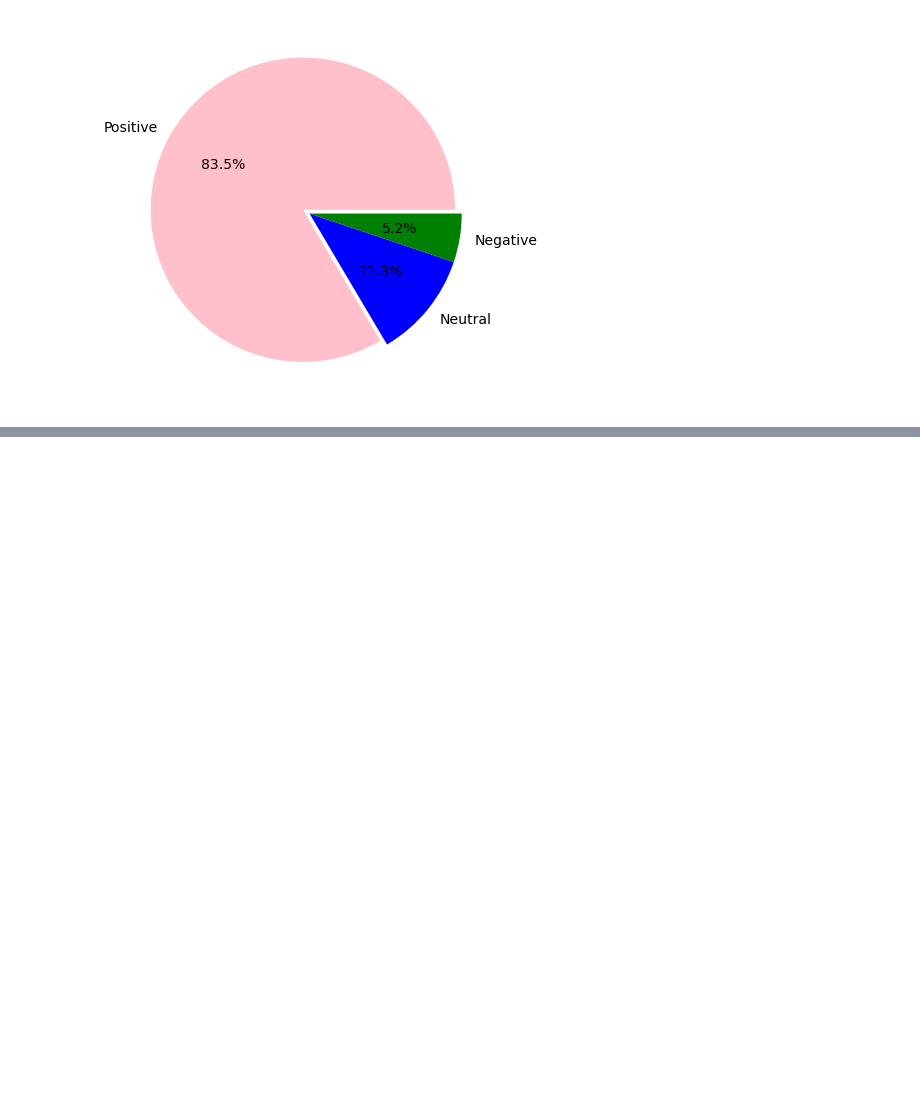
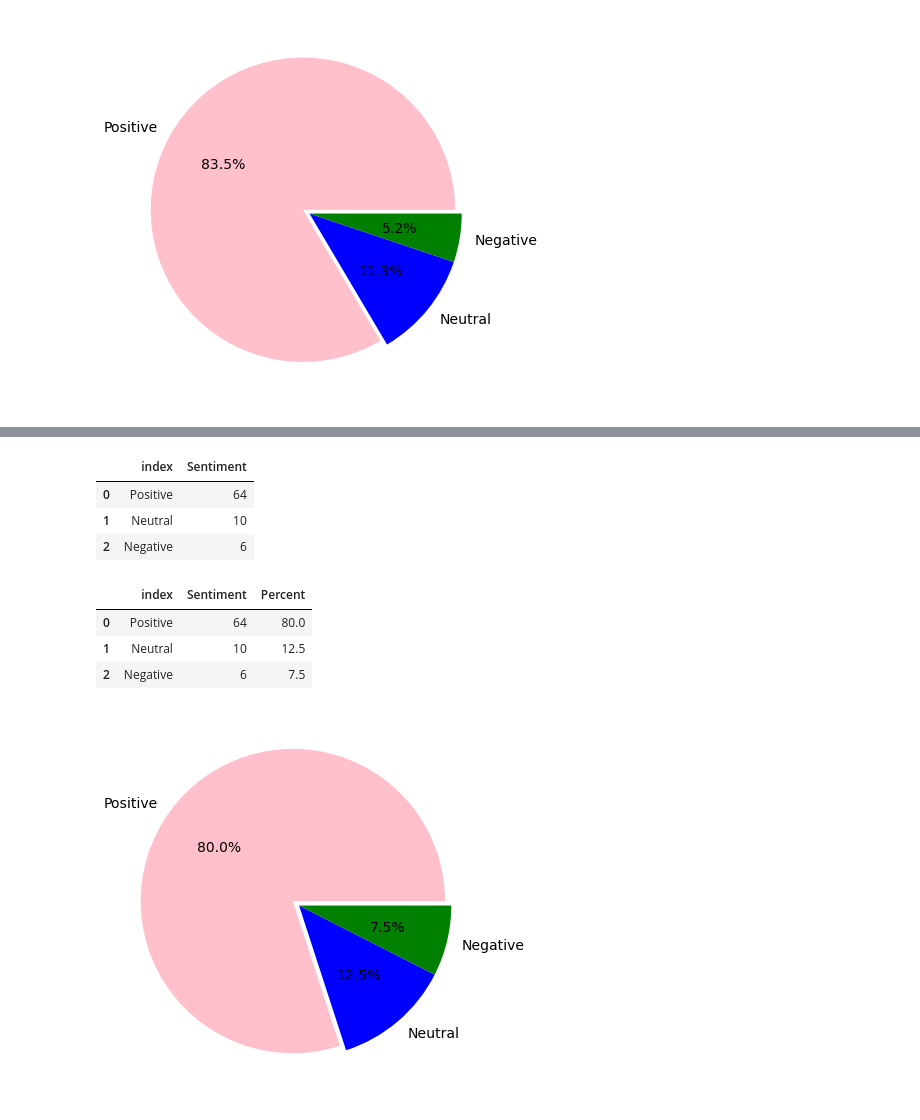
Before and after one commit to MrVishalKumbhar/Google_Play_Store_Review, a Jupyter notebook: Google_platstore_review.ipynb, the cells around one changed output, grey strips where cells are left out. Cells and saved outputs as stored; diff of their text form; code cells hidden in the pictures; blank space fills up the shorter version.

Commit message:
#Sentiment_of_1800_Contacts_Lens_Store

```diff
--- a/Google_platstore_review.ipynb
+++ b/Google_platstore_review.ipynb
@@ -747,0 +756,4 @@ plt.show()
+# %%
+# Storing required values as dataframe in new variable
+NewApp = adf[adf['App'] == '1800 Contacts - Lens Store']
+NewApp
@@ -747,0 +774,23 @@ plt.show()
+# %%
+# Grouping_by_sentiments_to_find_total_positive_negative_and_neutral_sentiments
+topAppSentiments = pd.DataFrame(NewApp['Sentiment'].value_counts()).reset_index()
+topAppSentiments
+# %% [output]
+|  | index | Sentiment |
+| 0 | Positive | 64 |
+| 1 | Neutral | 10 |
+| 2 | Negative | 6 |
+# %%
+# Finding_the_percentage
+topAppSentiments['Percent'] = (topAppSentiments['Sentiment'] / topAppSentiments['Sentiment'].sum()) *100
+topAppSentiments
+# %% [output]
+|  | index | Sentiment | Percent |
+| 0 | Positive | 64 | 80.0 |
+| 1 | Neutral | 10 | 12.5 |
+| 2 | Negative | 6 | 7.5 |
+# %%
+plt.pie(topAppSentiments['Sentiment'], labels = topAppSentiments['index'], autopct = '%1.1f%%', colors = ['pink', 'blue', 'green'], textprops={'fontsize': 14}, explode = [0.05, 0, 0])
+plt.show()
+# %% [output]
+[figure, added]
```
Also changed, not shown: parts of 3 cells of this notebook.
